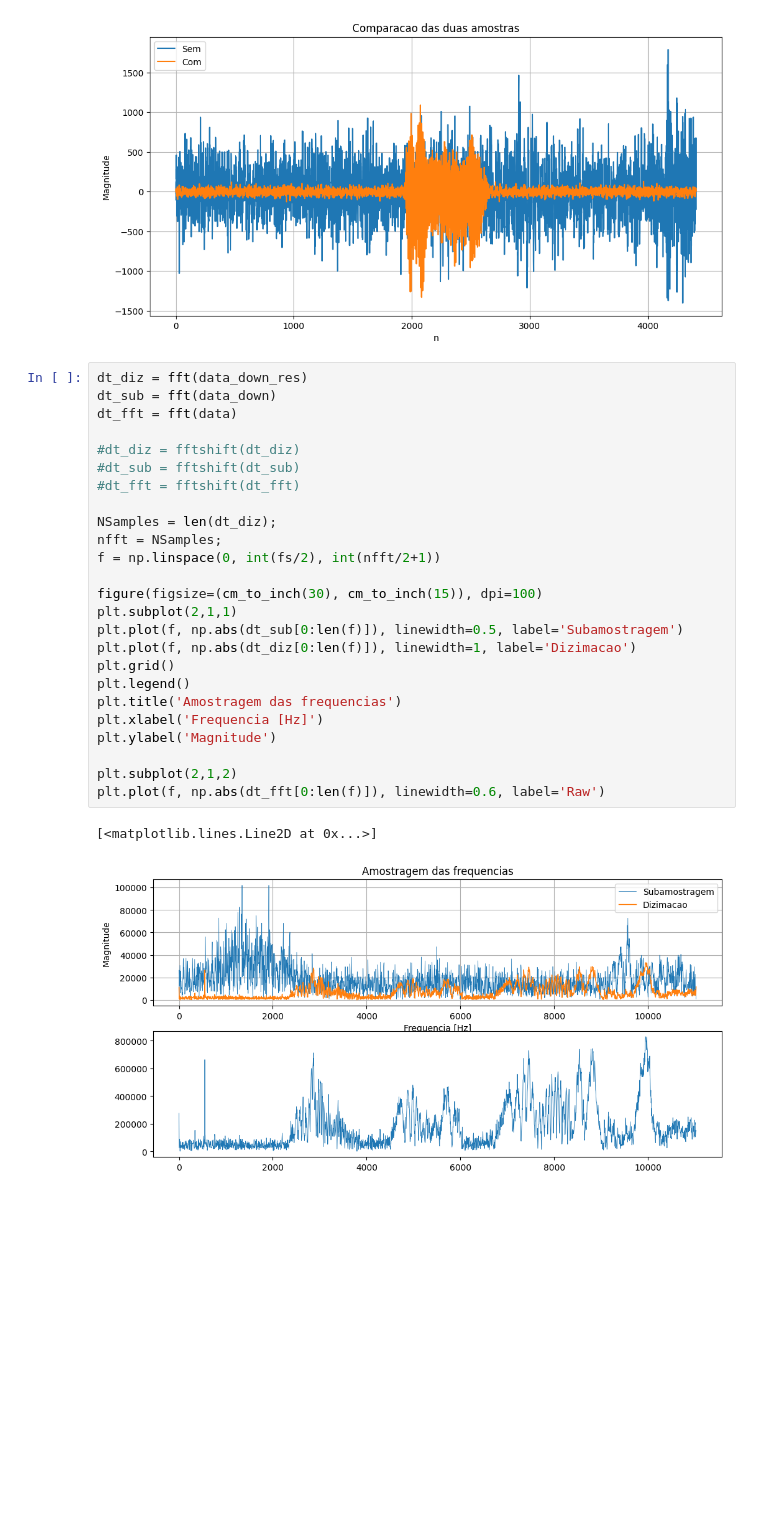
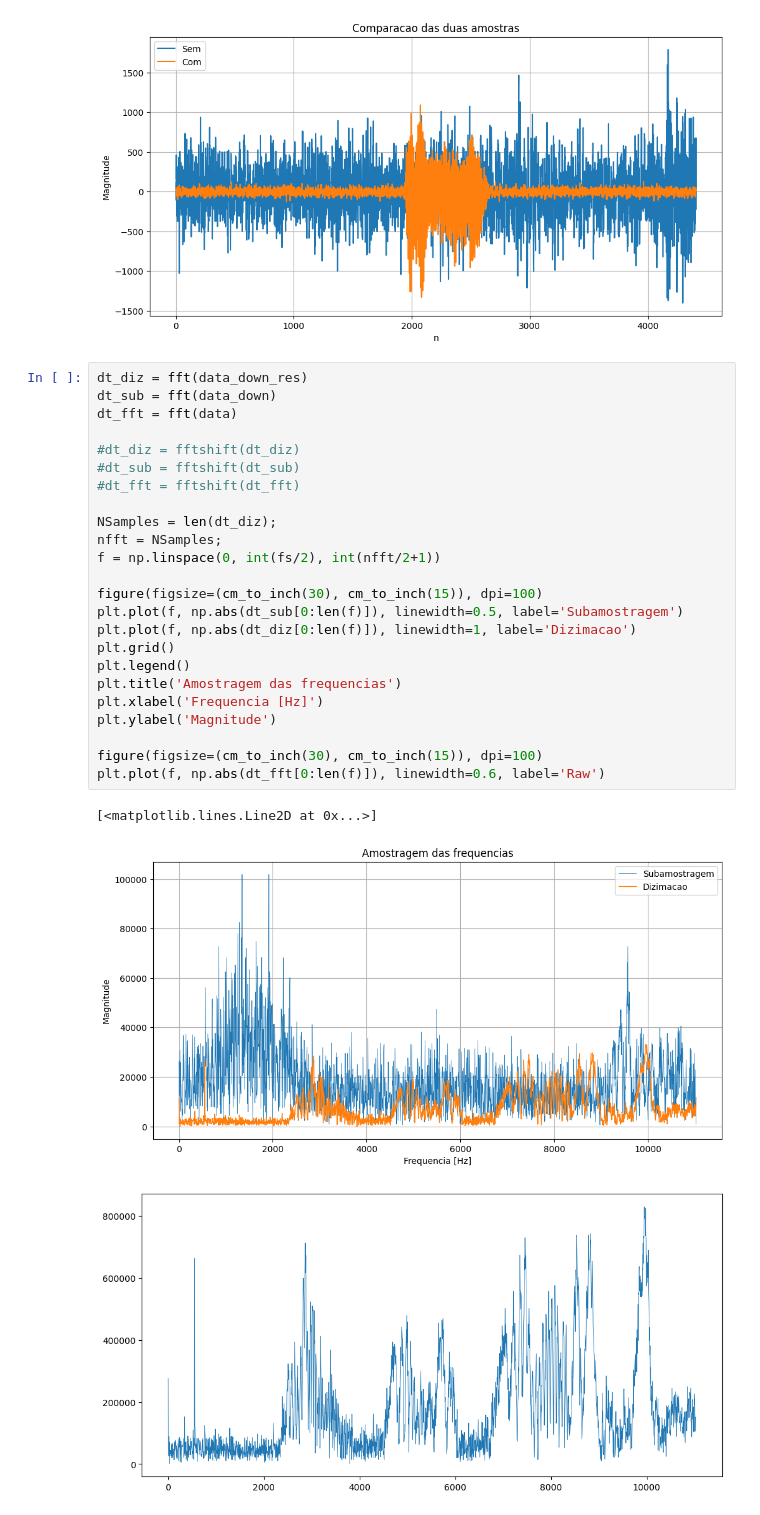
Before and after one commit to andrevale99/PDS_DCA0118, a Jupyter notebook: Estudos/PDS_python_Multitaxa.ipynb, the cells around one changed output. Cells and saved outputs as stored; diff of their text form; blank space fills up the shorter version.

```diff
--- a/Estudos/PDS_python_Multitaxa.ipynb
+++ b/Estudos/PDS_python_Multitaxa.ipynb
@@ -124,28 +124,28 @@ plt.grid()
 # %%
 dt_diz = fft(data_down_res)
 dt_sub = fft(data_down)
 dt_fft = fft(data)
 
 #dt_diz = fftshift(dt_diz)
 #dt_sub = fftshift(dt_sub)
 #dt_fft = fftshift(dt_fft)
 
 NSamples = len(dt_diz);
 nfft = NSamples;
 f = np.linspace(0, int(fs/2), int(nfft/2+1))
 
 figure(figsize=(cm_to_inch(30), cm_to_inch(15)), dpi=100)
-plt.subplot(2,1,1)
 plt.plot(f, np.abs(dt_sub[0:len(f)]), linewidth=0.5, label='Subamostragem')
 plt.plot(f, np.abs(dt_diz[0:len(f)]), linewidth=1, label='Dizimacao')
 plt.grid()
 plt.legend()
 plt.title('Amostragem das frequencias')
 plt.xlabel('Frequencia [Hz]')
 plt.ylabel('Magnitude')
 
-plt.subplot(2,1,2)
+figure(figsize=(cm_to_inch(30), cm_to_inch(15)), dpi=100)
 plt.plot(f, np.abs(dt_fft[0:len(f)]), linewidth=0.6, label='Raw')
 # %% [output]
 [<matplotlib.lines.Line2D at 0x...>]
-[figure, old version]
+[figure, new version]
+[figure, added]
```
